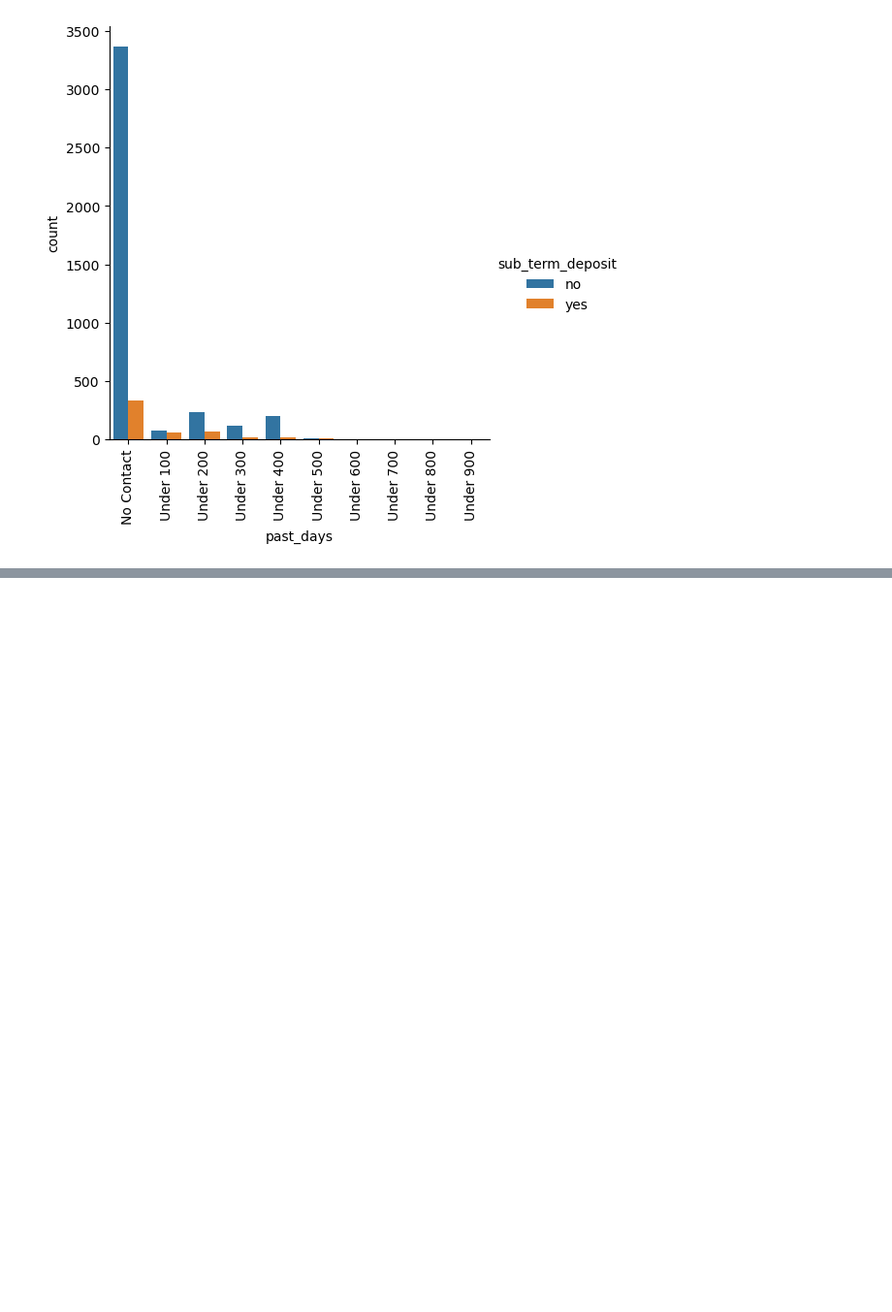
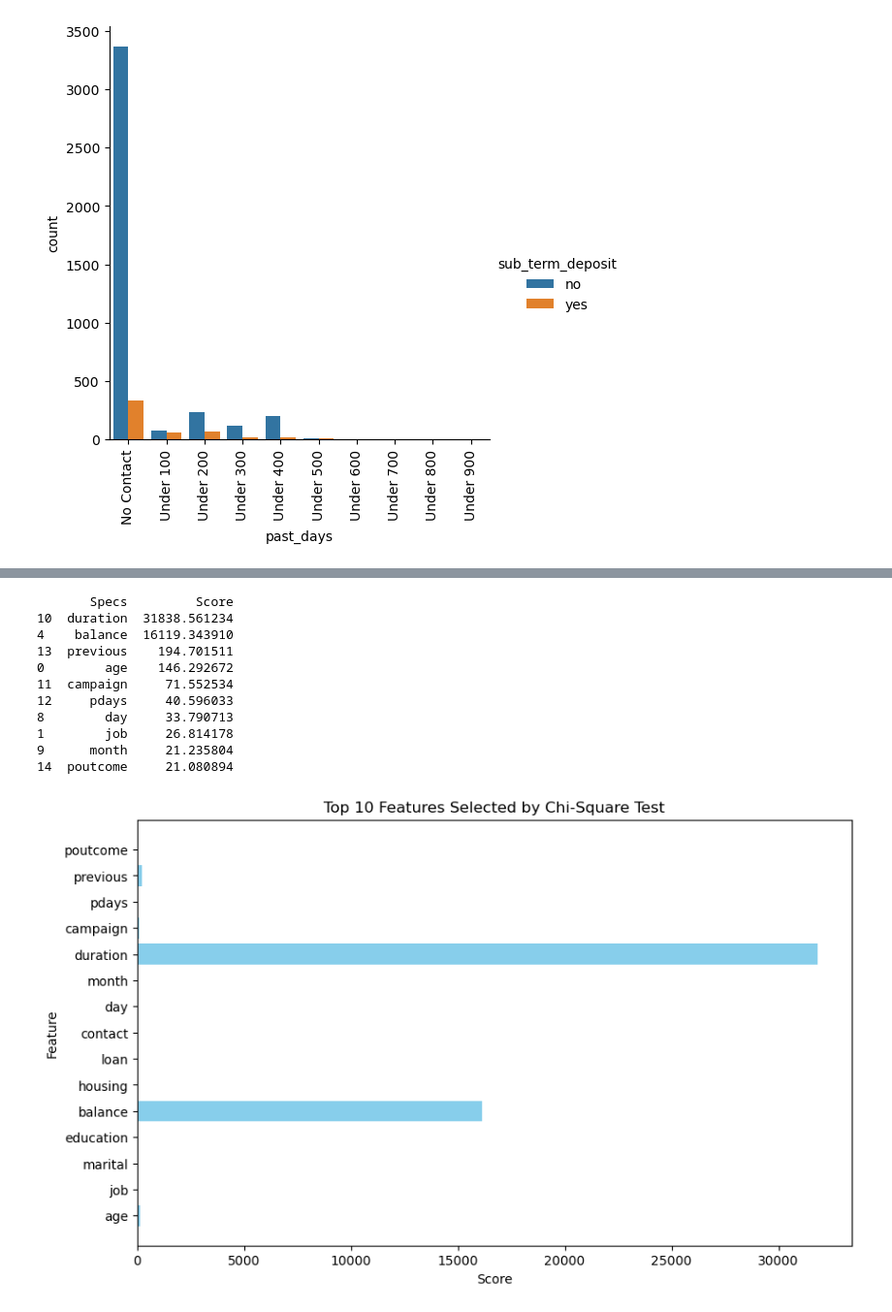
Before and after one commit to Willsu00/assignment2, a Jupyter notebook: Assignment2-Code-Billie.ipynb, the cells around one changed output, grey strips where cells are left out. Shown at 97% size. Cells and saved outputs as stored; diff of their text form; code cells hidden in the pictures; blank space fills up the shorter version.

```diff
--- a/Assignment2-Code-Billie.ipynb
+++ b/Assignment2-Code-Billie.ipynb
@@ -396 +517,63 @@ Feature 15: 12.357461
+# %%
+#Chi Square
+import pandas as pd
+import numpy as np
+import matplotlib.pyplot as plt
+from sklearn.feature_selection import SelectKBest, chi2
+from category_encoders import OrdinalEncoder
+
+# Load the dataset
+df = pd.read_csv('bank updated categories.csv')
+
+# Define features and target
+X = df[['age', 'job', 'marital', 'education', 'balance', 'housing',
+        'loan', 'contact', 'day', 'month', 'duration', 'campaign', 'pdays',
+        'previous', 'poutcome']]
+y = df['y']
+
+# Define the columns to encode
+cols_to_encode = ['age', 'job', 'marital', 'education', 'balance',
+                  'housing', 'loan', 'contact', 'day', 'month',
+                  'duration', 'campaign', 'pdays', 'previous', 'poutcome']
+
+# Filter cols_to_encode to include only those present in X
+cols_to_encode = [col for col in cols_to_encode if col in X.columns]
+
+# Create the encoder
+encoder = OrdinalEncoder(cols=cols_to_encode)
+X_enc = encoder.fit_transform(X)
+
+# Apply SelectKBest class to extract top 10 best features
+bestfeatures = SelectKBest(score_func=chi2, k=10)
+fit = bestfeatures.fit(X_enc, y)
+
+# Create DataFrame for feature scores and column names
+dfscores = pd.DataFrame(fit.scores_)
+dfcolumns = pd.DataFrame(X_enc.columns)
+featureScores = pd.concat([dfcolumns, dfscores], axis=1)
+featureScores.columns = ['Specs', 'Score']
+
+# Print 10 best features
+print(featureScores.nlargest(10, 'Score'))
+
+# Plot the scores
+plt.figure(figsize=(10, 6))
+plt.barh(featureScores['Specs'], featureScores['Score'], color='skyblue')
+plt.xlabel('Score')
+plt.ylabel('Feature')
+plt.title('Top 10 Features Selected by Chi-Square Test')
+plt.show()
+# %% [output]
+       Specs         Score
+10  duration  31838.561234
+4    balance  16119.343910
+13  previous    194.701511
+0        age    146.292672
+11  campaign     71.552534
+12     pdays     40.596033
+8        day     33.790713
+1        job     26.814178
+9      month     21.235804
+14  poutcome     21.080894
+[figure, added]
 # %%
```
Also changed, not shown: parts of 45 cells of this notebook, 1 other file.
